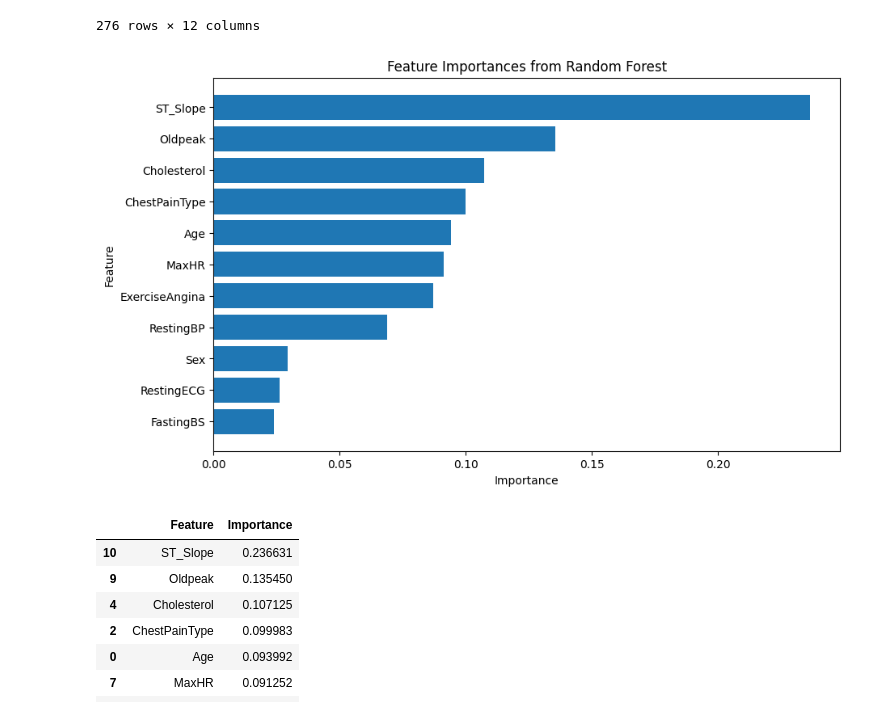
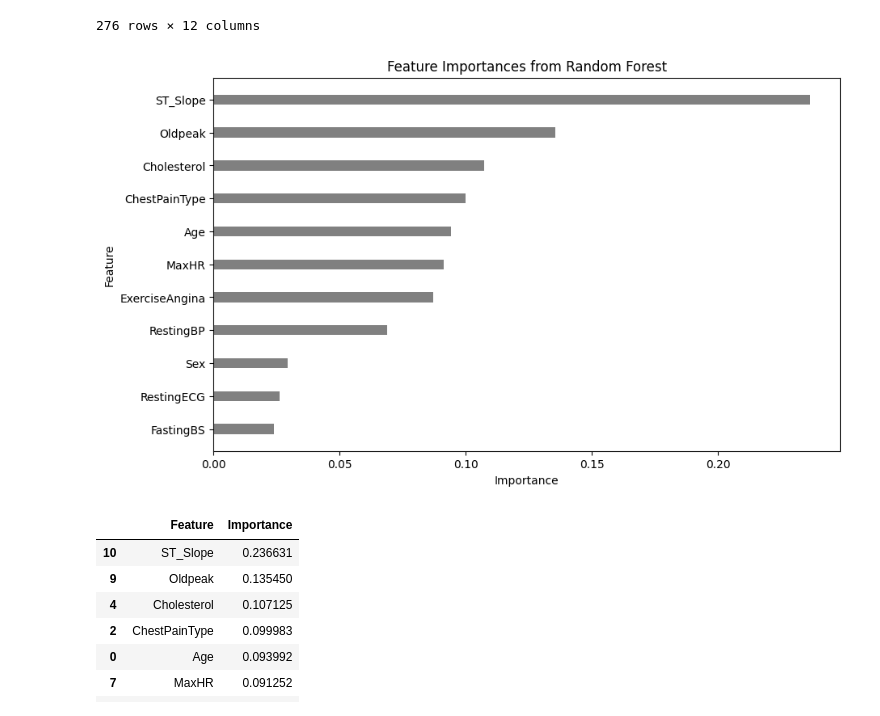
Before and after one commit to NahomAlemseged/Heart_disease, a Jupyter notebook: code/modeling.ipynb, the cells around one changed output. Cells and saved outputs as stored; diff of their text form; code cells hidden in the pictures.

```diff
--- a/code/modeling.ipynb
+++ b/code/modeling.ipynb
@@ -219,28 +219,28 @@ x_test.drop(columns='train_status', inplace=True)
 # %%
 # Initialize and fit the Random Forest classifier
 rf = RandomForestClassifier(n_estimators=100, random_state=42)
 rf.fit(x_train, y_train)
 
 # Extract feature importances
 importances = rf.feature_importances_
 feature_names = x.columns
 
 # Create a DataFrame for feature importances
 feature_importances_df = pd.DataFrame({'Feature': feature_names, 'Importance': importances})
 
 # Sort the DataFrame by importance
 feature_importances_df = feature_importances_df.sort_values(by='Importance', ascending=False)
 
 # Plot feature importances
 plt.figure(figsize=(10, 6))
-plt.barh(feature_importances_df['Feature'], feature_importances_df['Importance'])
+plt.barh(feature_importances_df['Feature'], feature_importances_df['Importance'], height=0.3, color = 'gray')
 plt.xlabel('Importance')
 plt.ylabel('Feature')
 plt.title('Feature Importances from Random Forest')
 plt.gca().invert_yaxis()  # Invert y-axis to have the most important feature at the top
-plt.show()
+plt.savefig('../assets/feature_plots')
 # %% [output]
-[figure, old version]
+[figure, new version]
 # %%
 feature_importances_df
 # %% [output]
```
Also changed, not shown: parts of 11 cells of this notebook, 3 other files.
